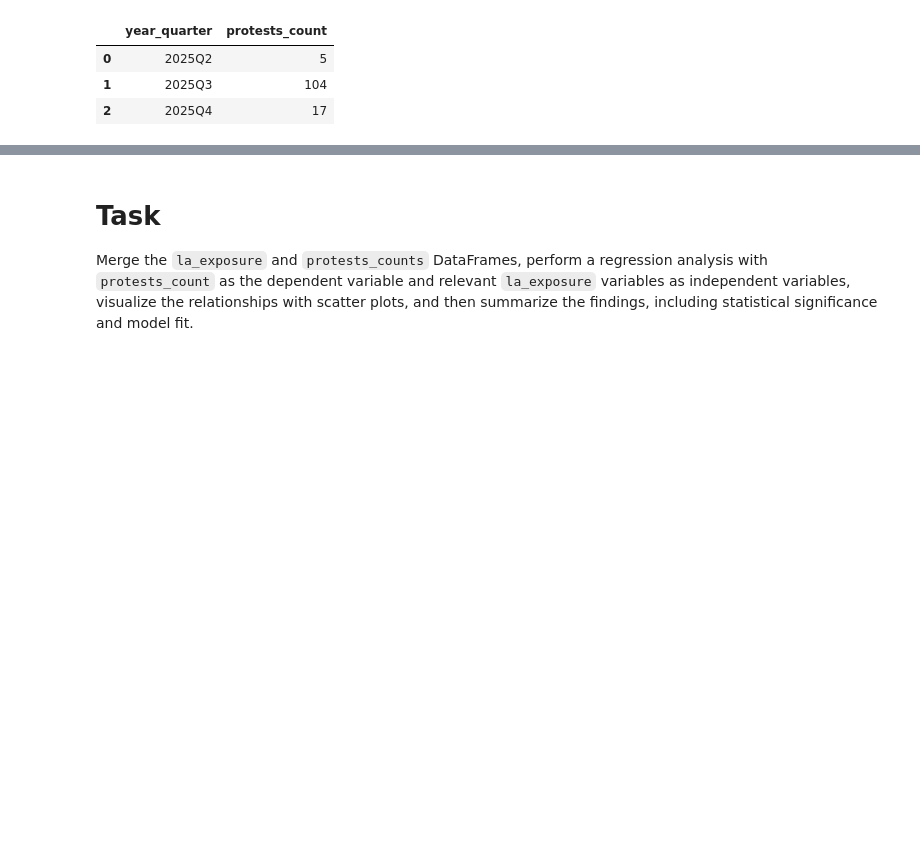
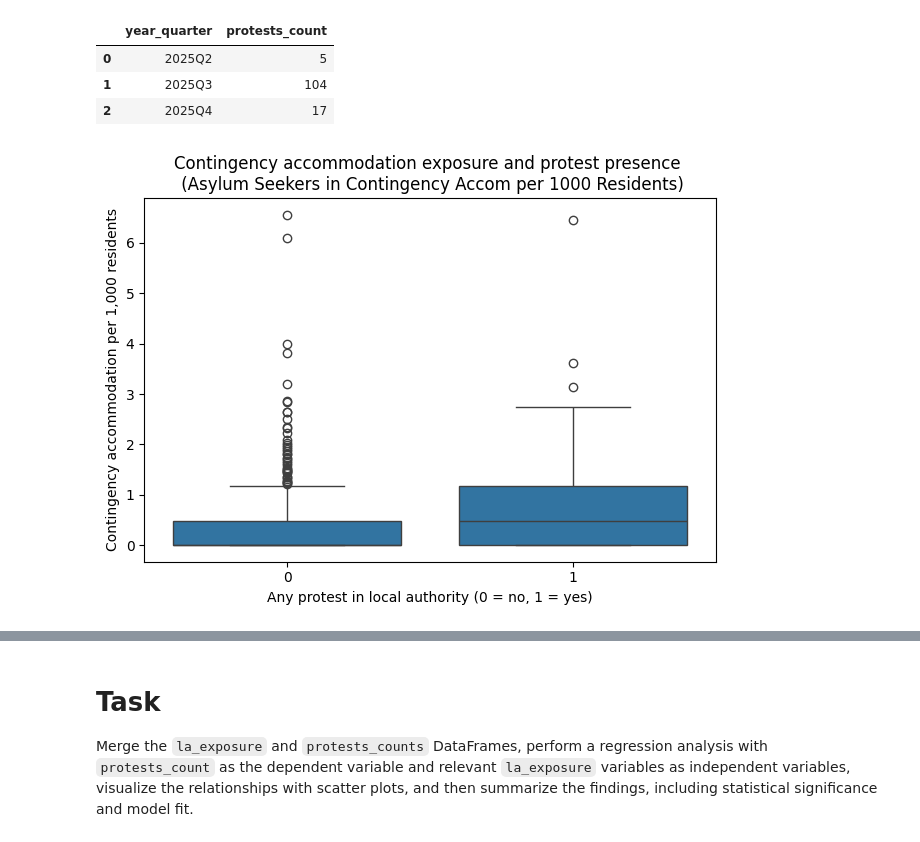
Before and after one commit to awenroberts/QM2-Project, a Jupyter notebook: quantitative_analysis_2.ipynb, the cells around one changed output, grey strips where cells are left out. Drawn from its saved outputs; the diff is of its cells as text; code cells hidden in the pictures; blank space fills up the shorter version.

```diff
--- a/quantitative_analysis_2.ipynb
+++ b/quantitative_analysis_2.ipynb
@@ -90,3 +90,34 @@ temporal_counts
 | 0 | 2025Q2 | 5 |
 | 1 | 2025Q3 | 104 |
 | 2 | 2025Q4 | 17 |
+# %%
+#Merge protest counts onto the exposure dataset
+analysis_df = la_exposure.merge(
+    protests_counts[["lad_code", "protests_count"]],
+    on="lad_code",
+    how="left"
+)
+
+analysis_df["protests_count"] = analysis_df["protests_count"].fillna(0)
+# %%
+# Create a binary protest indicator for protests
+analysis_df["any_protest"] = (analysis_df["protests_count"] > 0).astype(int)
+# %%
+#create distribution comparisons - Boxplot: contingency exposure vs protest presence
+import seaborn as sns
+import matplotlib.pyplot as plt
+
+sns.boxplot(
+    x="any_protest",
+    y="contingency_per_1000",
+    data=analysis_df
+)
+
+plt.xlabel("Any protest in local authority (0 = no, 1 = yes)")
+plt.ylabel("Contingency accommodation per 1,000 residents")
+plt.title("Contingency accommodation exposure and protest presence \n (Asylum Seekers in Contingency Accom per 1000 Residents)")
+
+plt.tight_layout()
+plt.show()
+# %% [output]
+[figure, added]
```
Also changed, not shown: parts of 7 cells of this notebook.
